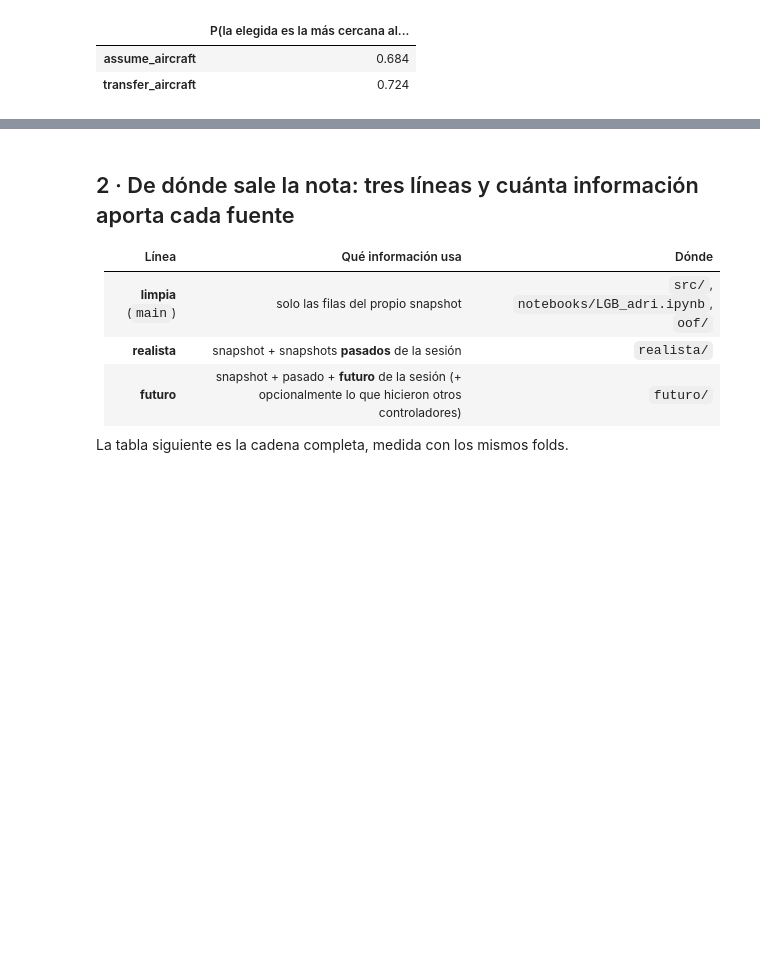
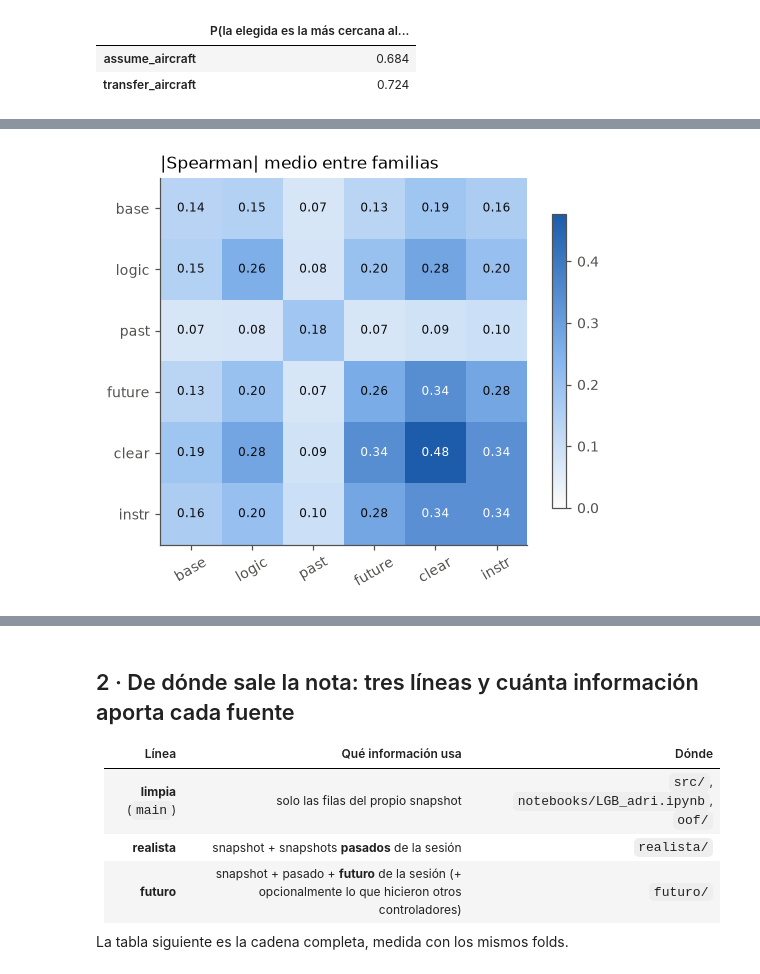
Before and after one commit to T1N8T/FlowDataLab, a Jupyter notebook: notebooks/00_destilado.ipynb, the cells around one changed output, grey strips where cells are left out. Saved outputs shown, nothing was run; the diff lists cells and outputs as text; code cells hidden in the pictures; blank space fills up the shorter version.

```diff
--- a/notebooks/00_destilado.ipynb
+++ b/notebooks/00_destilado.ipynb
@@ -153,0 +303,22 @@ r.rename("P(la elegida es la más cercana al borde de su tipo)").round(3).to_fra
+# %%
+mu = labI.sample(60000, random_state=0)
+rho = mu[cols].rank().corr().abs()
+fam_of = {c: k for k, v in FAM.items() for c in v}
+names = list(FAM)
+def media_bloque(a, b):
+    v = rho.loc[FAM[a], FAM[b]].values.astype(float)
+    if a == b:
+        v = v[~np.eye(v.shape[0], dtype=bool)]        # sin la diagonal (cada variable consigo misma)
+    return np.nanmean(v)
+Mf = pd.DataFrame([[media_bloque(a, b) for b in names] for a in names], index=names, columns=names)
+fig, ax = plt.subplots(figsize=(5.2, 4.2))
+im = ax.imshow(Mf.values, cmap=plt.matplotlib.colors.LinearSegmentedColormap.from_list("azul", ["#fcfcfb", "#86b6ef", "#1c5cab"]),
+               vmin=0, vmax=max(0.4, Mf.values.max()))
+ax.set_xticks(range(len(names)), names, rotation=30); ax.set_yticks(range(len(names)), names); ax.grid(False)
+for i in range(len(names)):
+    for j in range(len(names)):
+        ax.text(j, i, f"{Mf.values[i, j]:.2f}", ha="center", va="center", fontsize=8,
+                color="#0b0b0b" if Mf.values[i, j] < 0.3 else "#fcfcfb")
+ax.set_title("|Spearman| medio entre familias", loc="left"); fig.colorbar(im, shrink=0.8); plt.tight_layout(); plt.show()
+# %% [output]
+[figure, added]
```
Also changed, not shown: parts of 31 cells of this notebook, 5 other files.
